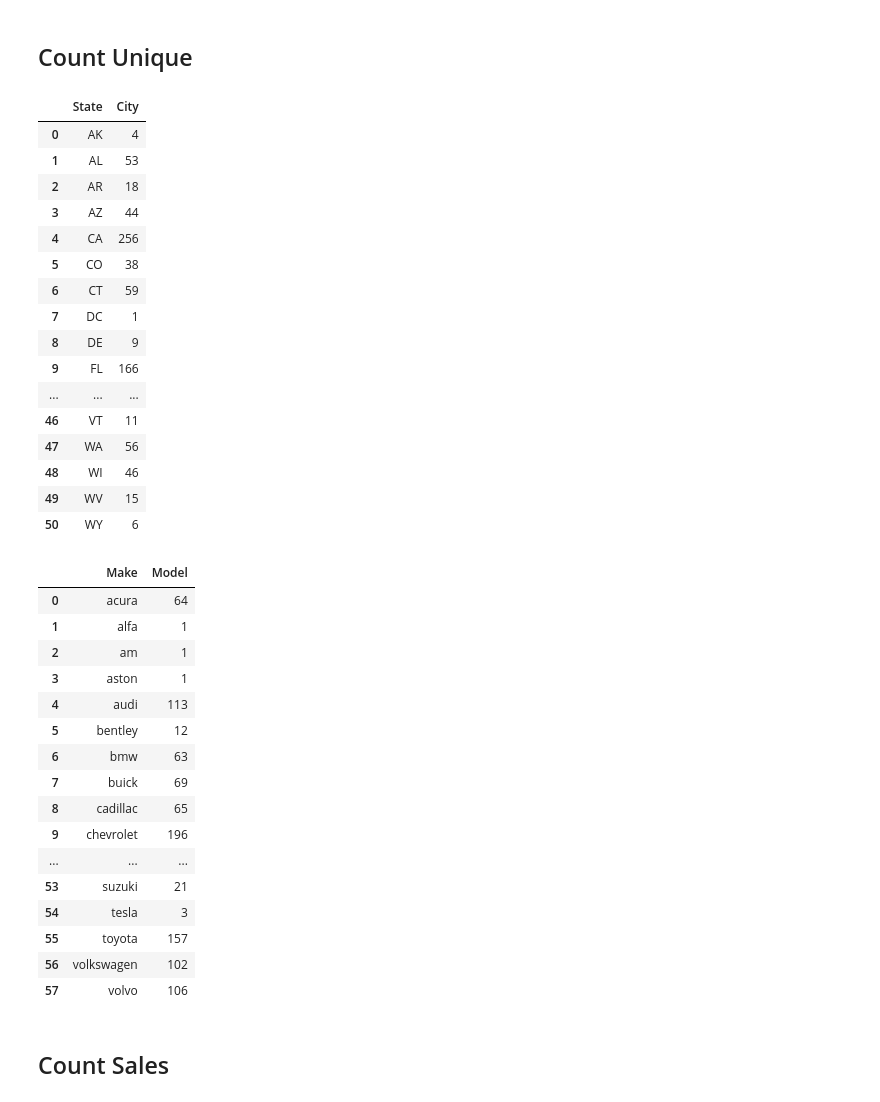
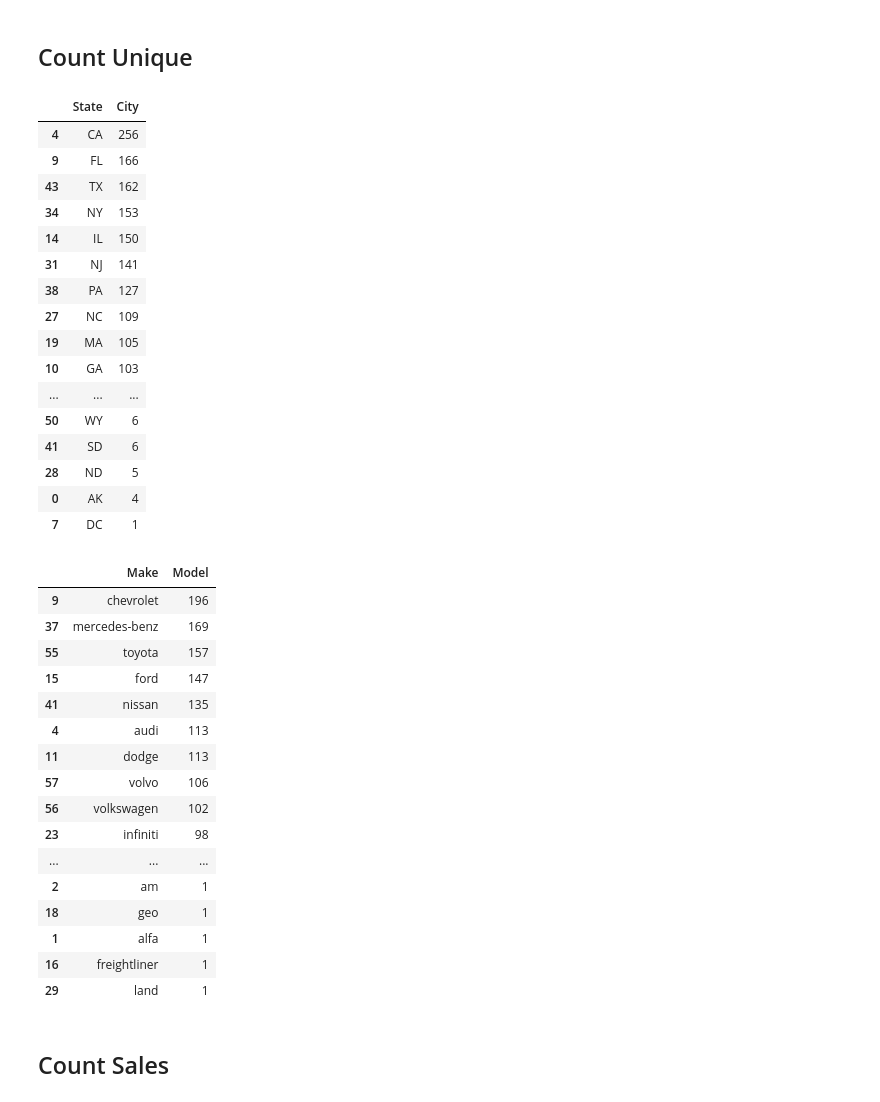
Before and after one commit to muhammadarkan01/Project-from-RevoU, a Jupyter notebook: Untitled.ipynb, the cells around one changed output. Drawn from its saved outputs; the diff is of its cells as text; code cells hidden in the pictures.

```diff
--- a/Untitled.ipynb
+++ b/Untitled.ipynb
@@ -111,47 +111,49 @@ Model:  ['ilx6-speed' 'ilx5-speed' 'ilxautomatic' ... 'v90' 'xc90t8' 'v60polesta
 # %%
 # Count group by City-State
 count_city_state = df.groupby('State')['City'].nunique().reset_index()
+count_city_state = count_city_state.sort_values(by = 'City', ascending = False)
 count_city_state
 # %% [output]
 |  | State | City |
+| 4 | CA | 256 |
+| 9 | FL | 166 |
+| 43 | TX | 162 |
+| 34 | NY | 153 |
+| 14 | IL | 150 |
+| 31 | NJ | 141 |
+| 38 | PA | 127 |
+| 27 | NC | 109 |
+| 19 | MA | 105 |
+| 10 | GA | 103 |
+| ... | ... | ... |
+| 50 | WY | 6 |
+| 41 | SD | 6 |
+| 28 | ND | 5 |
 | 0 | AK | 4 |
-| 1 | AL | 53 |
-| 2 | AR | 18 |
-| 3 | AZ | 44 |
-| 4 | CA | 256 |
-| 5 | CO | 38 |
-| 6 | CT | 59 |
 | 7 | DC | 1 |
-| 8 | DE | 9 |
-| 9 | FL | 166 |
-| ... | ... | ... |
-| 46 | VT | 11 |
-| 47 | WA | 56 |
-| 48 | WI | 46 |
-| 49 | WV | 15 |
-| 50 | WY | 6 |
 # %%
 # Count group by Make-Model
 count_make_model_nunqie = df.groupby('Make')['Model'].nunique().reset_index()
+count_make_model_nunqie = count_make_model_nunqie.sort_values(by = 'Model', ascending = False)
 count_make_model_nunqie
 # %% [output]
 |  | Make | Model |
-| 0 | acura | 64 |
+| 9 | chevrolet | 196 |
+| 37 | mercedes-benz | 169 |
+| 55 | toyota | 157 |
+| 15 | ford | 147 |
+| 41 | nissan | 135 |
+| 4 | audi | 113 |
+| 11 | dodge | 113 |
+| 57 | volvo | 106 |
+| 56 | volkswagen | 102 |
+| 23 | infiniti | 98 |
+| ... | ... | ... |
+| 2 | am | 1 |
+| 18 | geo | 1 |
 | 1 | alfa | 1 |
-| 2 | am | 1 |
-| 3 | aston | 1 |
-| 4 | audi | 113 |
-| 5 | bentley | 12 |
-| 6 | bmw | 63 |
-| 7 | buick | 69 |
-| 8 | cadillac | 65 |
-| 9 | chevrolet | 196 |
-| ... | ... | ... |
-| 53 | suzuki | 21 |
-| 54 | tesla | 3 |
-| 55 | toyota | 157 |
-| 56 | volkswagen | 102 |
-| 57 | volvo | 106 |
+| 16 | freightliner | 1 |
+| 29 | land | 1 |
 # %% [markdown]
 ## Count Sales
 # %%
```
